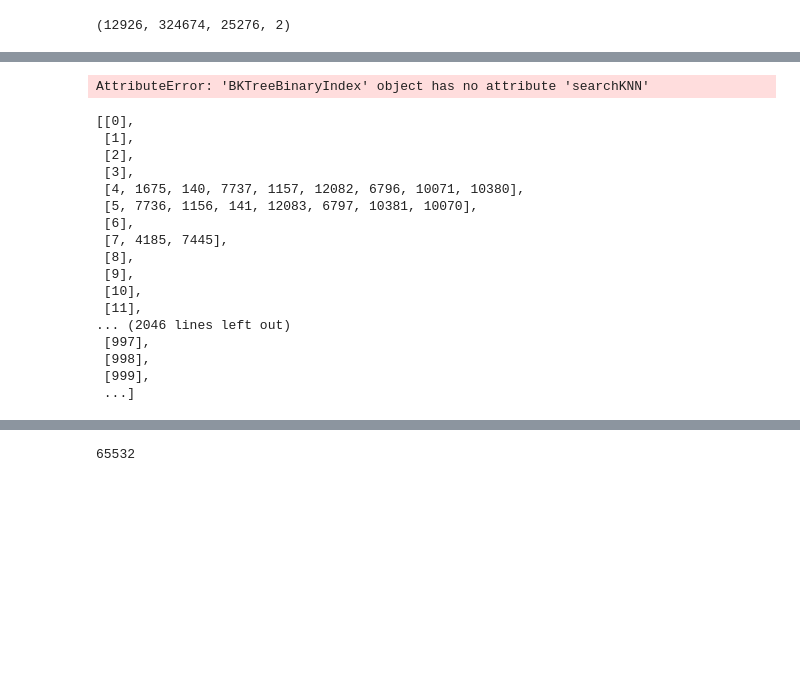
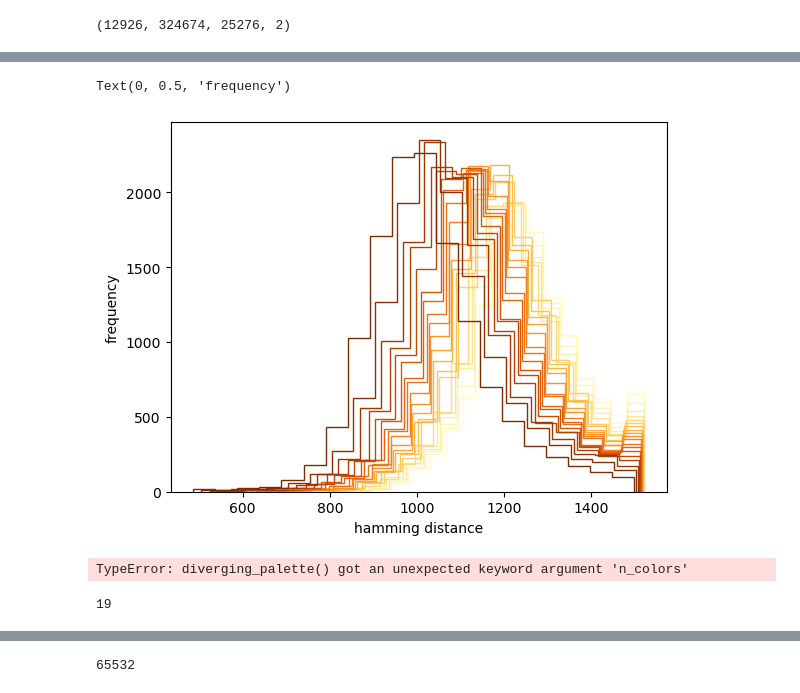
Before and after one commit to jzhang-dev/kNN-overlap-finder, a Jupyter notebook: notebooks/simhash/real_IGK simhash.ipynb, the cells around one changed output, grey strips where cells are left out. Cells and saved outputs as stored; diff of their text form; code cells hidden in the pictures; blank space fills up the shorter version.

```diff
--- a/notebooks/simhash/real_IGK simhash.ipynb
+++ b/notebooks/simhash/real_IGK simhash.ipynb
@@ -120,29 +291,3 @@ simhash_8bit = np.packbits(simhash,axis=-1)
 vptree = pynear.VPTreeBinaryIndex()
 vptree.set(simhash_8bit)
 vptree_indices, vptree_distances = vptree.searchKNN(simhash_8bit, 21)
-# %%
-vptree = pynear.BKTreeBinaryIndex()
-vptree.set(simhash_8bit)
-indices, distances, keys = vptree.searchKNN(simhash_8bit, 21)
-# %% [output]
-AttributeError: 'BKTreeBinaryIndex' object has no attribute 'searchKNN'
-# %%
-indices
-# %% [output]
-[[0],
- [1],
- [2],
- [3],
- [4, 1675, 140, 7737, 1157, 12082, 6796, 10071, 10380],
- [5, 7736, 1156, 141, 12083, 6797, 10381, 10070],
- [6],
- [7, 4185, 7445],
- [8],
- [9],
- [10],
- [11],
-... (2046 lines left out)
- [997],
- [998],
- [999],
- ...]
@@ -148,0 +297,14 @@ indices
+# %%
+import matplotlib as mpl
+import matplotlib.pyplot as plt
+for i in range(0,max_n_neighbors):
+    dis = [x[i] for x in vptree_distances]
+    # count = Counter(dis)
+    # x_dis = count.keys()
+    # y_frequency=count.values()
+    plt.hist(dis,histtype='step',bins=20,color=purple_to_pink[i])
+plt.xlabel('hamming distance')
+plt.ylabel('frequency')
+# %% [output]
+Text(0, 0.5, 'frequency')
+[figure, added]
@@ -148,0 +314,8 @@ indices
+# %%
+sns.diverging_palette(145, 300, s=60)
+# %% [output]
+TypeError: diverging_palette() got an unexpected keyword argument 'n_colors'
+# %%
+len(purple_to_pink)
+# %% [output]
+19
```
Also changed, not shown: parts of 24 cells of this notebook, 1 other file.
